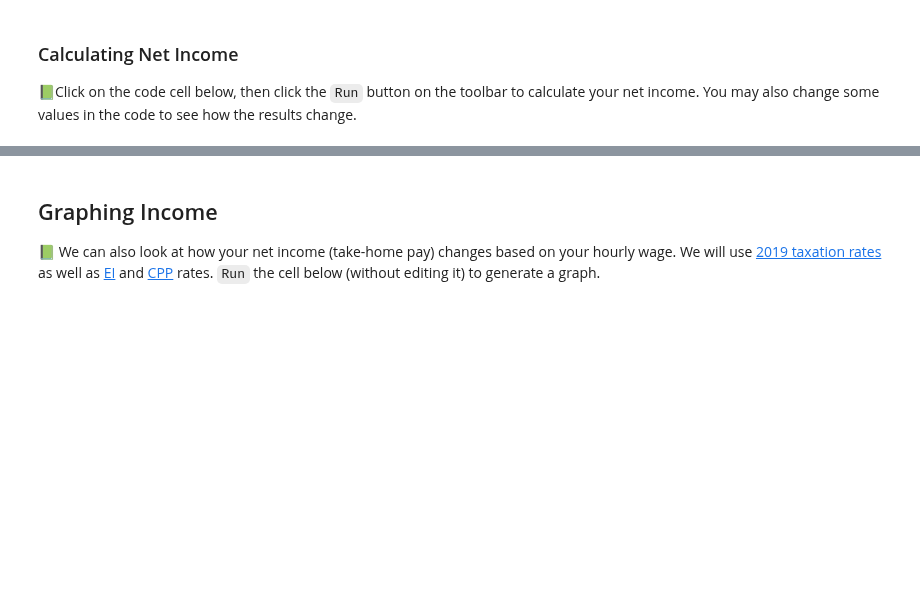
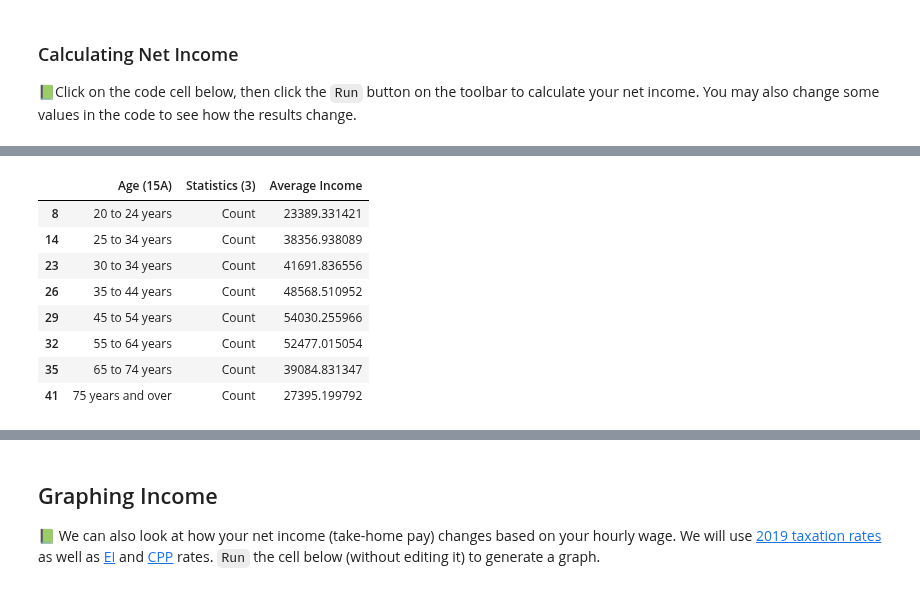
Before and after one commit to callysto/curriculum-notebooks, a Jupyter notebook: Health/CALM/CALM-moving-out-2.ipynb, the cells around one changed output, grey strips where cells are left out. Drawn from its saved outputs; the diff is of its cells as text; code cells hidden in the pictures; blank space fills up the shorter version.

```diff
--- a/Health/CALM/CALM-moving-out-2.ipynb
+++ b/Health/CALM/CALM-moving-out-2.ipynb
@@ -58,0 +86,15 @@ shortened_dataset['Occupation - Minor group - National Occupational Classificati
+# %%
+age_group_avg_income = dataset.groupby(['Age (15A)','Statistics (3)'])['Average Income'].mean().reset_index()
+age_group_avg_income = a.loc[(a['Statistics (3)'] == 'Count') & ((a['Age (15A)'] != '15 to 19 years') & ((a['Age (15A)'] != '15 to 24 years')) & (a['Age (15A)'] != '25 to 29 years') & (a['Age (15A)'] != '25 to 54 years') & (a['Age (15A)'] != '25 to 64 years') & (a['Age (15A)'] != '65 years and over') & (a['Age (15A)'] != 'Total - Age'))]
+
+age_group_avg_income
+# %% [output]
+|  | Age (15A) | Statistics (3) | Average Income |
+| 8 | 20 to 24 years | Count | 23389.331421 |
+| 14 | 25 to 34 years | Count | 38356.938089 |
+| 23 | 30 to 34 years | Count | 41691.836556 |
+| 26 | 35 to 44 years | Count | 48568.510952 |
+| 29 | 45 to 54 years | Count | 54030.255966 |
+| 32 | 55 to 64 years | Count | 52477.015054 |
+| 35 | 65 to 74 years | Count | 39084.831347 |
+| 41 | 75 years and over | Count | 27395.199792 |
```
Also changed, not shown: parts of 8 cells of this notebook, 1 other file.
